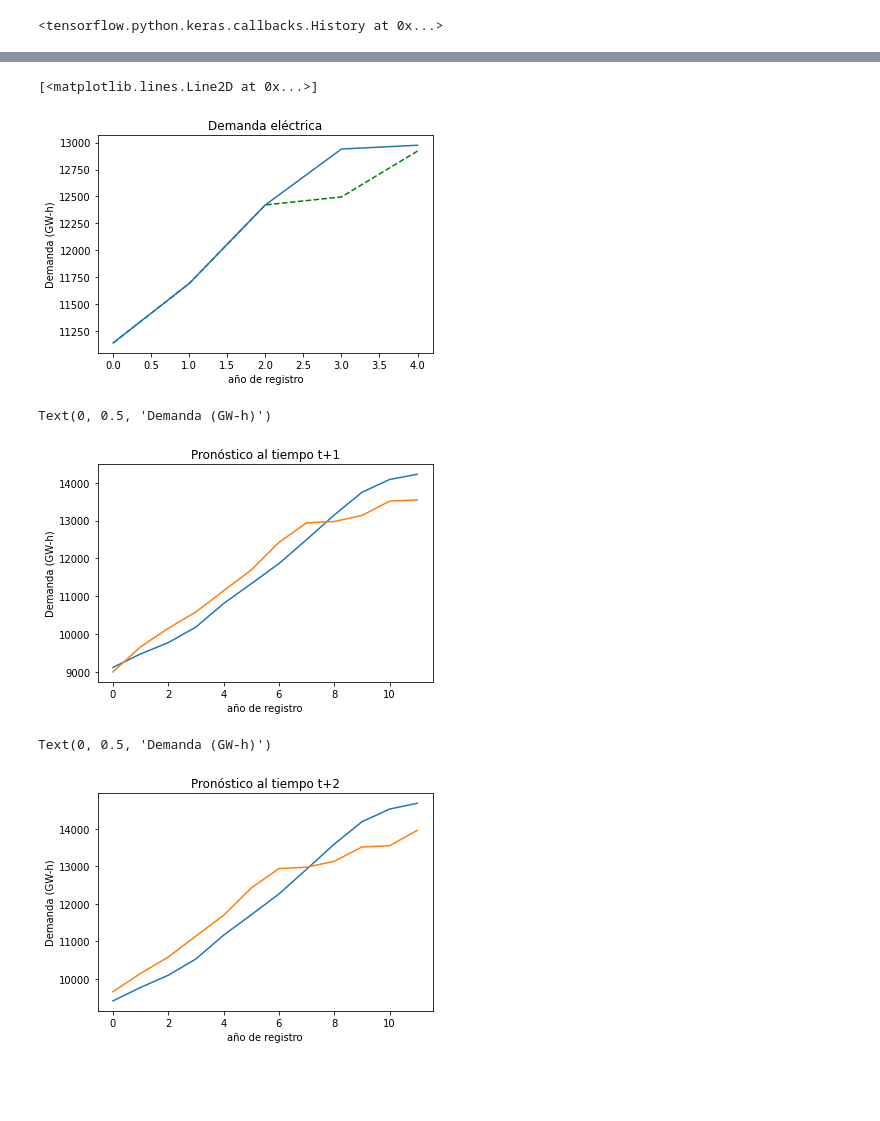
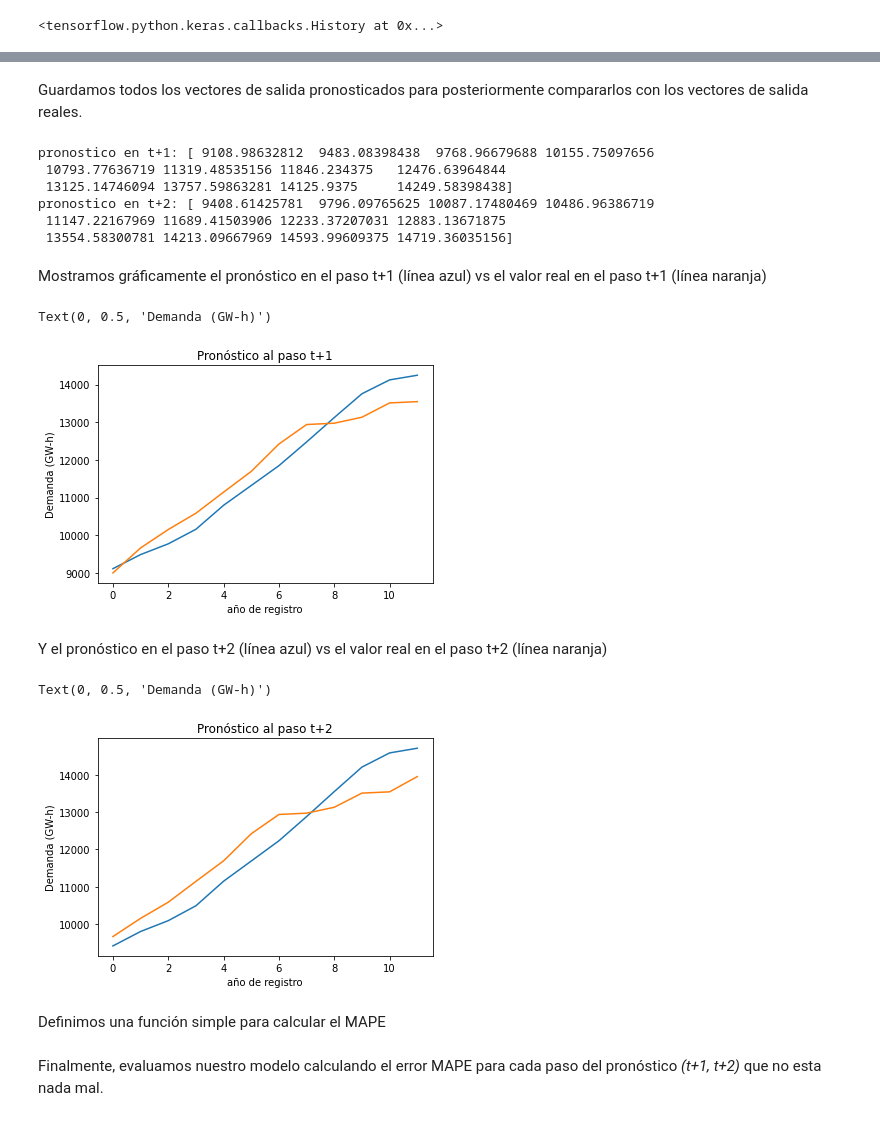
Before and after one commit to albreyes/PE-A-09, a Jupyter notebook: vector_output_model.ipynb, the cells around one changed output, grey strips where cells are left out. Saved outputs shown, nothing was run; the diff lists cells and outputs as text; code cells hidden in the pictures; blank space fills up the shorter version.

```diff
--- a/vector_output_model.ipynb
+++ b/vector_output_model.ipynb
@@ -2,0 +57,10 @@
+# %%
+# definimos secuancia de entrada
+raw_seq = [10, 20, 30, 40, 50, 60, 70, 80, 90]
+# escogemos un número de pasos de entrada y salida
+n_steps_in, n_steps_out = 3, 2
+# dividimos en ejemplos X , y
+X, y = split_sequence(raw_seq, n_steps_in, n_steps_out)
+# visualizamos los resultados
+for i in range(len(X)):
+	print(X[i], y[i])
@@ -31,4 +113,14 @@ def split_sequence(sequence, n_steps_in, n_steps_out):
-# %%
-# define input sequence
-#raw_seq = [10, 20, 30, 40, 50, 60, 70, 80, 90]
-raw_seq = [8161, 8600, 8813, 8996, 9660, 10149, 10583, 11143, 11694, 12422, 12940, 12975, 13134, 13514, 13548, 13958]
+# %%
+import csv
+import numpy as np
+
+data_path= 'gdrive/My Drive/INEEL/cemie redes/PE-A-09/datasets/Demanda_electricidad_anual-sinFecha.csv'
+#data_path= 'gdrive/My Drive/INEEL/cemie redes/PE-A-09/datasets/Demanda_electricidad_mensual-2-sinFecha.csv'
+
+with open(data_path, 'r') as f:
+    reader = csv.reader(f, delimiter=',')
+    headers = next(reader)
+    raw_seq = np.array(list(reader)).astype(float)
+    raw_seq = [row[0] for row in raw_seq]
+
+print(raw_seq)
@@ -103,56 +214,57 @@ secuencia de salida (real): [12940 12975]
-# %%
-trama_real=np.append(l[i_sample],y[i_sample])
-trama_predicha=np.append(l[i_sample],yhat[0])
-plt.title('Demanda eléctrica')
-plt.xlabel('año de registro')
-plt.ylabel('Demanda (GW-h)')
-plt.plot(trama_predicha,color='green', linestyle='dashed')
-#print(trama_predicha)
-plt.plot(trama_real)
-#print(trama_real)
-# %% [output]
-[<matplotlib.lines.Line2D at 0x...>]
-[figure, removed]
+# %% [markdown]
+Guardamos todos los vectores de salida pronosticados para posteriormente compararlos con los vectores de salida reales.
 # %%
 import numpy as np
-#plt.plot(y)
-#X
-#n_steps=3
-#n_features=1
+
 l=X.reshape((X.shape[0],X.shape[1]))
 lista_tplus1=array([])
 lista_tplus2=array([])
+lista_tplusn=array([])
 for i in l:
     i = i.reshape((1, n_steps_in, n_features))
     yhat = model.predict(i, verbose=0)
     lista_tplus1=np.append(lista_tplus1,yhat[0][0])
     lista_tplus2=np.append(lista_tplus2,yhat[0][1])
-    #print(yhat)
 
-#print(lista_tplus1)
-#print(lista_tplus2)
+print('pronostico en t+1:',lista_tplus1)
+print('pronostico en t+2:',lista_tplus2)
+# %% [output]
+pronostico en t+1: [ 9108.98632812  9483.08398438  9768.96679688 10155.75097656
+ 10793.77636719 11319.48535156 11846.234375   12476.63964844
+ 13125.14746094 13757.59863281 14125.9375     14249.58398438]
+pronostico en t+2: [ 9408.61425781  9796.09765625 10087.17480469 10486.96386719
+ 11147.22167969 11689.41503906 12233.37207031 12883.13671875
+ 13554.58300781 14213.09667969 14593.99609375 14719.36035156]
+# %% [markdown]
+Mostramos gráficamente el pronóstico en el paso t+1 (línea azul) vs el valor real en el paso t+1 (línea naranja)
 # %%
-plt.title('Pronóstico al tiempo t+1')
+plt.title('Pronóstico al paso t+1')
 plt.plot(lista_tplus1)
 plt.plot(y[:,0])
 plt.xlabel('año de registro')
 plt.ylabel('Demanda (GW-h)')
 # %% [output]
 Text(0, 0.5, 'Demanda (GW-h)')
-[figure, old version]
+[figure, new version]
+# %% [markdown]
+Y el pronóstico en el paso t+2 (línea azul) vs el valor real en el paso t+2 (línea naranja)
 # %%
-plt.title('Pronóstico al tiempo t+2')
+plt.title('Pronóstico al paso t+2')
 plt.plot(lista_tplus2)
 plt.plot(y[:,1])
 plt.xlabel('año de registro')
 plt.ylabel('Demanda (GW-h)')
 # %% [output]
 Text(0, 0.5, 'Demanda (GW-h)')
-[figure, old version]
+[figure, new version]
+# %% [markdown]
+Definimos una función simple para calcular el MAPE
 # %%
 def mean_absolute_percentage_error(y_true, y_pred):
     y_true, y_pred = np.array(y_true), np.array(y_pred)
     return np.mean(np.abs((y_true - y_pred) / y_true)) * 100
+# %% [markdown]
+Finalmente, evaluamos nuestro modelo calculando el error MAPE para cada paso del pronóstico *(t+1, t+2)* que no esta nada mal.
 # %%
 mape1=mean_absolute_percentage_error(lista_tplus1, y[:,0])
 mape2=mean_absolute_percentage_error(lista_tplus2, y[:,1])
```
Also changed, not shown: parts of 26 cells of this notebook.
